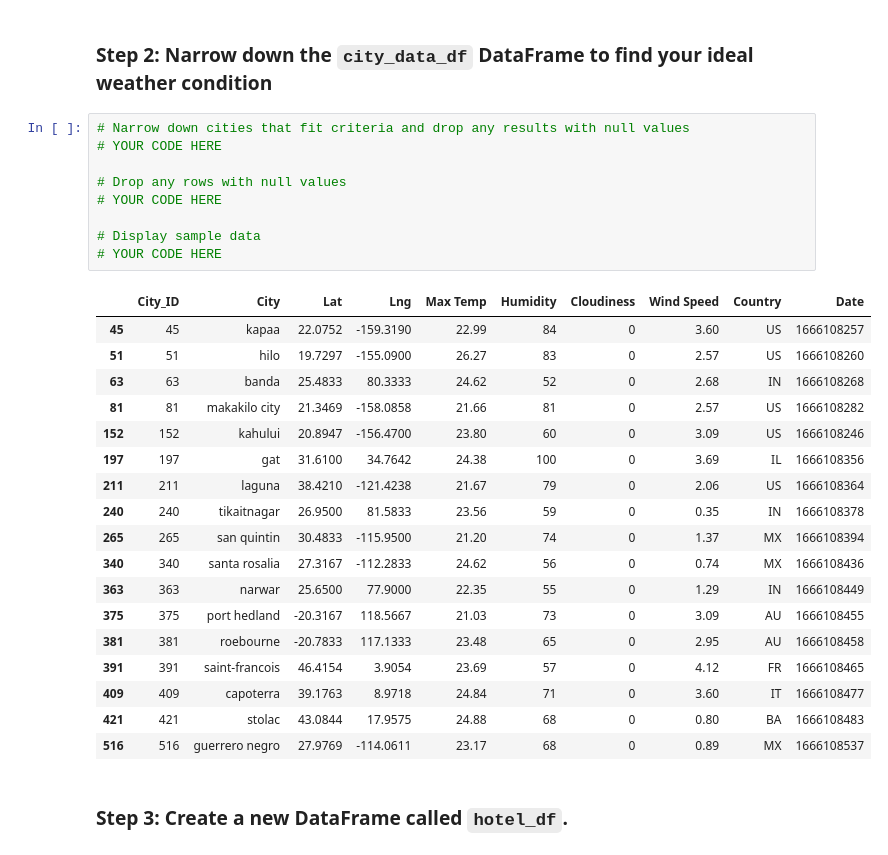
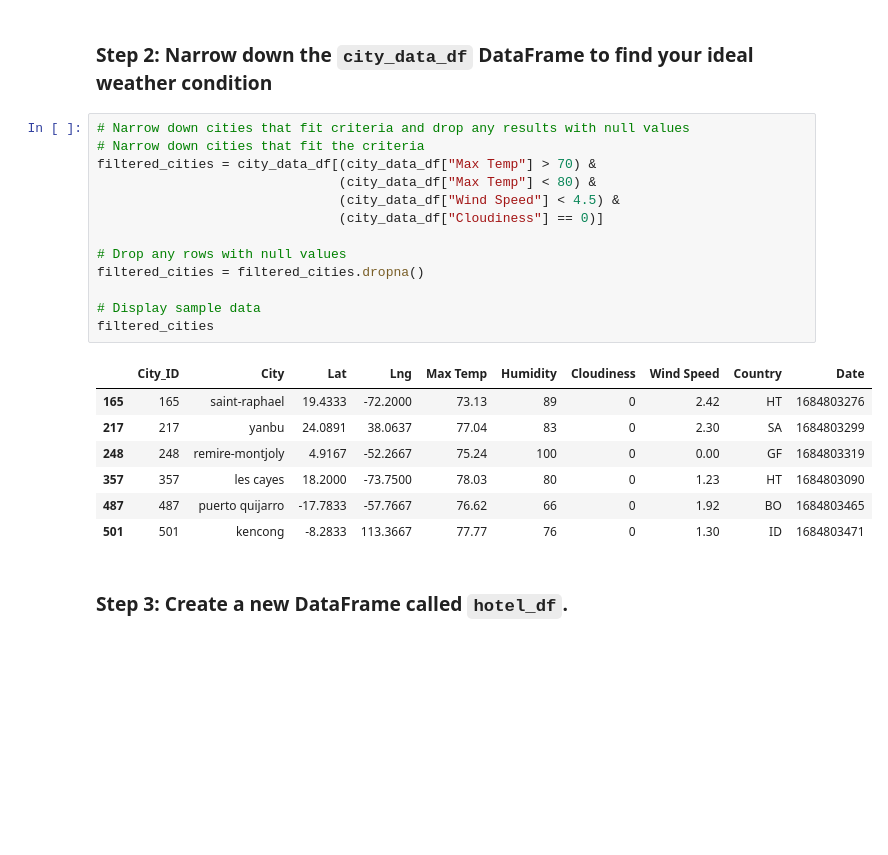
Before and after one commit to Wook22/Geographical_Data_Visualization, a Jupyter notebook: starter_code/VacationPy.ipynb, the cells around one changed output. Cells and saved outputs as stored; diff of their text form; blank space fills up the shorter version.

```diff
--- a/starter_code/VacationPy.ipynb
+++ b/starter_code/VacationPy.ipynb
@@ -70,32 +69,25 @@ ModuleNotFoundError: No module named 'geoviews'
 ### Step 2: Narrow down the `city_data_df` DataFrame to find your ideal weather condition
 # %%
 # Narrow down cities that fit criteria and drop any results with null values
-# YOUR CODE HERE
+# Narrow down cities that fit the criteria
+filtered_cities = city_data_df[(city_data_df["Max Temp"] > 70) &
+                               (city_data_df["Max Temp"] < 80) &
+                               (city_data_df["Wind Speed"] < 4.5) &
+                               (city_data_df["Cloudiness"] == 0)]
 
 # Drop any rows with null values
-# YOUR CODE HERE
+filtered_cities = filtered_cities.dropna()
 
 # Display sample data
-# YOUR CODE HERE
+filtered_cities
 # %% [output]
 |  | City_ID | City | Lat | Lng | Max Temp | Humidity | Cloudiness | Wind Speed | Country | Date |
-| 45 | 45 | kapaa | 22.0752 | -159.3190 | 22.99 | 84 | 0 | 3.60 | US | 1666108257 |
-| 51 | 51 | hilo | 19.7297 | -155.0900 | 26.27 | 83 | 0 | 2.57 | US | 1666108260 |
-| 63 | 63 | banda | 25.4833 | 80.3333 | 24.62 | 52 | 0 | 2.68 | IN | 1666108268 |
-| 81 | 81 | makakilo city | 21.3469 | -158.0858 | 21.66 | 81 | 0 | 2.57 | US | 1666108282 |
-| 152 | 152 | kahului | 20.8947 | -156.4700 | 23.80 | 60 | 0 | 3.09 | US | 1666108246 |
-| 197 | 197 | gat | 31.6100 | 34.7642 | 24.38 | 100 | 0 | 3.69 | IL | 1666108356 |
-| 211 | 211 | laguna | 38.4210 | -121.4238 | 21.67 | 79 | 0 | 2.06 | US | 1666108364 |
-| 240 | 240 | tikaitnagar | 26.9500 | 81.5833 | 23.56 | 59 | 0 | 0.35 | IN | 1666108378 |
-| 265 | 265 | san quintin | 30.4833 | -115.9500 | 21.20 | 74 | 0 | 1.37 | MX | 1666108394 |
-| 340 | 340 | santa rosalia | 27.3167 | -112.2833 | 24.62 | 56 | 0 | 0.74 | MX | 1666108436 |
-| 363 | 363 | narwar | 25.6500 | 77.9000 | 22.35 | 55 | 0 | 1.29 | IN | 1666108449 |
-| 375 | 375 | port hedland | -20.3167 | 118.5667 | 21.03 | 73 | 0 | 3.09 | AU | 1666108455 |
-| 381 | 381 | roebourne | -20.7833 | 117.1333 | 23.48 | 65 | 0 | 2.95 | AU | 1666108458 |
-| 391 | 391 | saint-francois | 46.4154 | 3.9054 | 23.69 | 57 | 0 | 4.12 | FR | 1666108465 |
-| 409 | 409 | capoterra | 39.1763 | 8.9718 | 24.84 | 71 | 0 | 3.60 | IT | 1666108477 |
-| 421 | 421 | stolac | 43.0844 | 17.9575 | 24.88 | 68 | 0 | 0.80 | BA | 1666108483 |
-| 516 | 516 | guerrero negro | 27.9769 | -114.0611 | 23.17 | 68 | 0 | 0.89 | MX | 1666108537 |
+| 165 | 165 | saint-raphael | 19.4333 | -72.2000 | 73.13 | 89 | 0 | 2.42 | HT | 1684803276 |
+| 217 | 217 | yanbu | 24.0891 | 38.0637 | 77.04 | 83 | 0 | 2.30 | SA | 1684803299 |
+| 248 | 248 | remire-montjoly | 4.9167 | -52.2667 | 75.24 | 100 | 0 | 0.00 | GF | 1684803319 |
+| 357 | 357 | les cayes | 18.2000 | -73.7500 | 78.03 | 80 | 0 | 1.23 | HT | 1684803090 |
+| 487 | 487 | puerto quijarro | -17.7833 | -57.7667 | 76.62 | 66 | 0 | 1.92 | BO | 1684803465 |
+| 501 | 501 | kencong | -8.2833 | 113.3667 | 77.77 | 76 | 0 | 1.30 | ID | 1684803471 |
 # %% [markdown]
 ### Step 3: Create a new DataFrame called `hotel_df`.
 # %%
```
Also changed, not shown: parts of 5 cells of this notebook, 1 other file.
